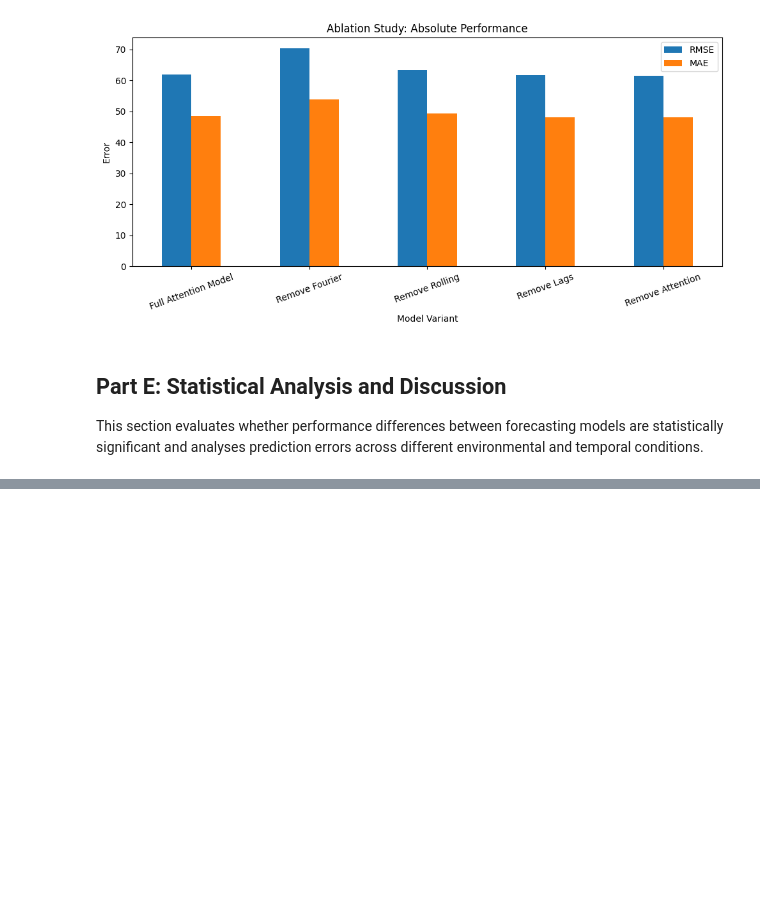
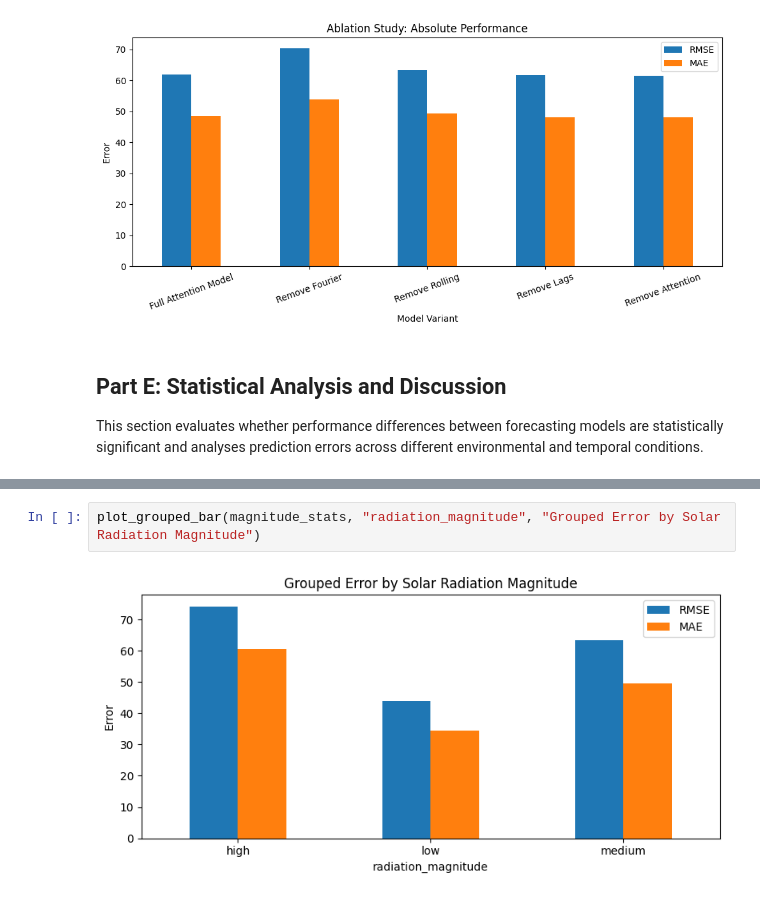
Before and after one commit to Pulkit9918/Assignment-1, a Jupyter notebook: z5708011_assignment1.ipynb, the cells around one changed output, grey strips where cells are left out. Saved outputs shown, nothing was run; the diff lists cells and outputs as text; blank space fills up the shorter version.

```diff
--- a/z5708011_assignment1.ipynb
+++ b/z5708011_assignment1.ipynb
@@ -1738,0 +1976,4 @@ This section evaluates whether performance differences between forecasting model
+# %%
+plot_grouped_bar(magnitude_stats, "radiation_magnitude", "Grouped Error by Solar Radiation Magnitude")
+# %% [output]
+[figure, added]
```
Also changed, not shown: parts of 43 cells of this notebook, 13 other files.
